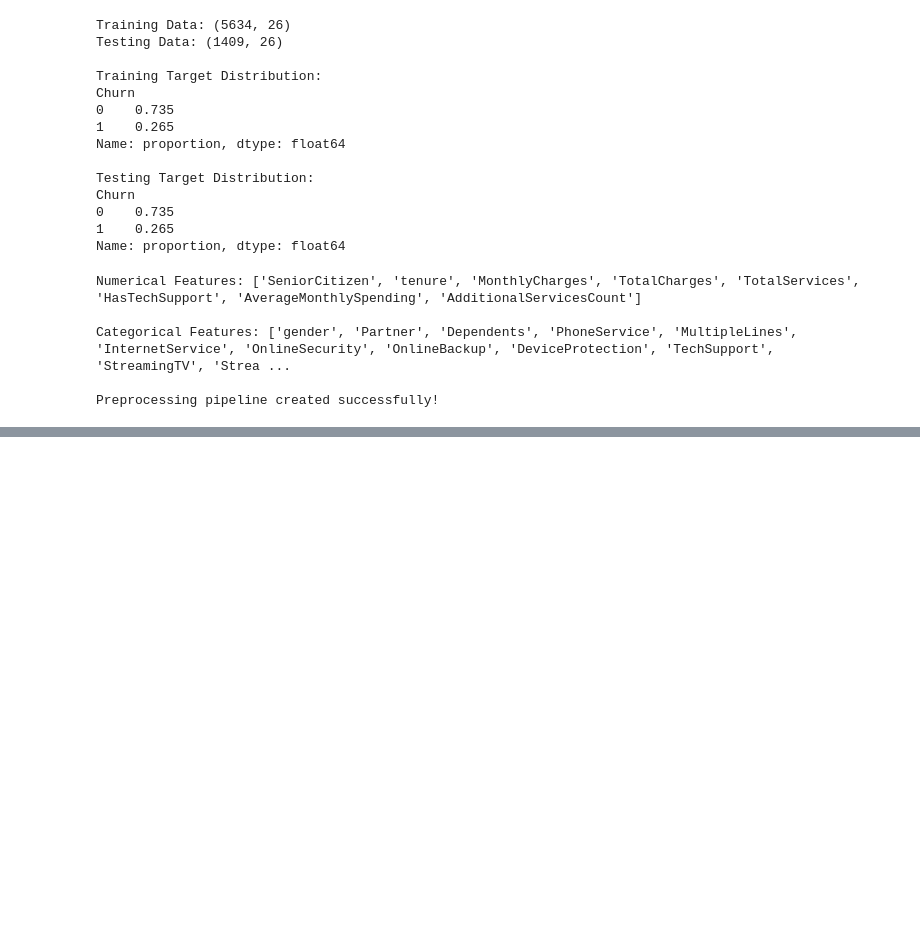
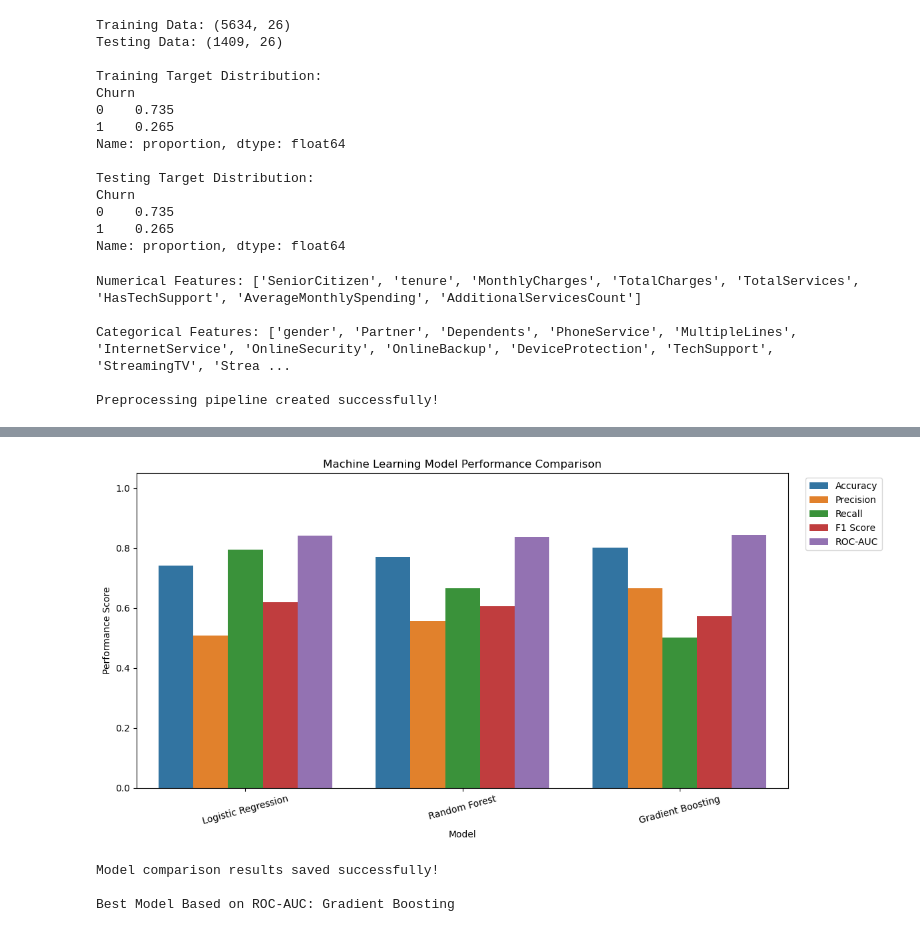
Before and after one commit to Medhanw/Customer_Churn_Prediction, a Jupyter notebook: Customer_Churn_Prediction.ipynb, the cells around one changed output, grey strips where cells are left out. Saved outputs shown, nothing was run; the diff lists cells and outputs as text; code cells hidden in the pictures; blank space fills up the shorter version.

```diff
--- a/Customer_Churn_Prediction.ipynb
+++ b/Customer_Churn_Prediction.ipynb
@@ -2243,0 +2369,62 @@ models = {
+# %%
+
+# ==========================================
+# MODEL PERFORMANCE COMPARISON
+# ==========================================
+
+results_melted = results_df.melt(
+    id_vars="Model",
+    var_name="Metric",
+    value_name="Score"
+)
+
+plt.figure(figsize=(12, 6))
+
+sns.barplot(
+    data=results_melted,
+    x="Model",
+    y="Score",
+    hue="Metric"
+)
+
+plt.title("Machine Learning Model Performance Comparison")
+plt.ylabel("Performance Score")
+plt.ylim(0, 1.05)
+plt.xticks(rotation=15)
+plt.legend(bbox_to_anchor=(1.02, 1), loc="upper left")
+
+plt.tight_layout()
+
+plt.savefig(
+    "Images/model_performance_comparison.png",
+    dpi=300,
+    bbox_inches="tight"
+)
+
+plt.show()
+# %% [output]
+[figure, added]
+# %%
+
+# ==========================================
+# SAVE MODEL COMPARISON RESULTS
+# ==========================================
+
+results_df.to_csv(
+    "model_comparison_results.csv",
+    index=False
+)
+
+print("Model comparison results saved successfully!")
+
+# Identify the model with the highest ROC-AUC
+best_model_name = results_df.loc[
+    results_df["ROC-AUC"].idxmax(),
+    "Model"
+]
+
+print("\nBest Model Based on ROC-AUC:", best_model_name)
+# %% [output]
+Model comparison results saved successfully!
+
+Best Model Based on ROC-AUC: Gradient Boosting
```
Also changed, not shown: parts of 35 cells of this notebook.
